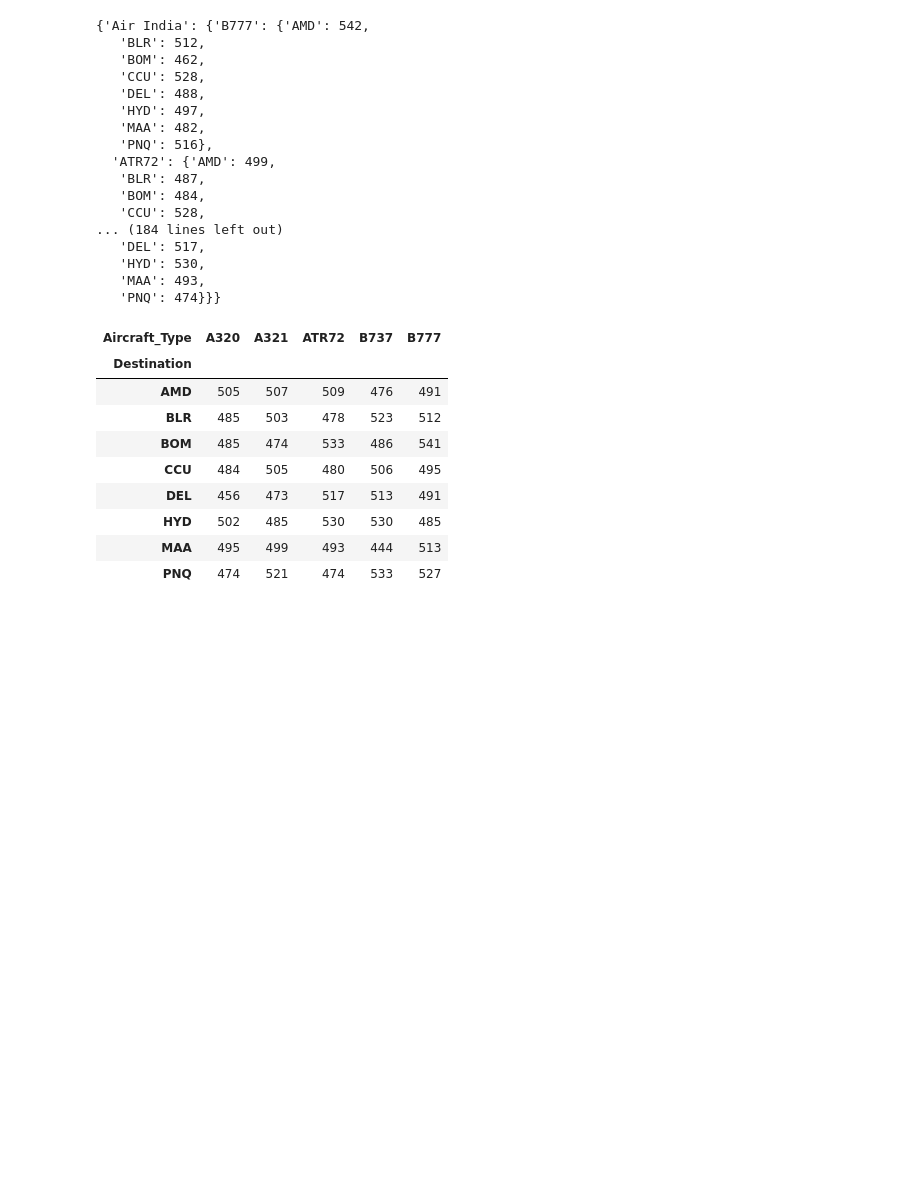
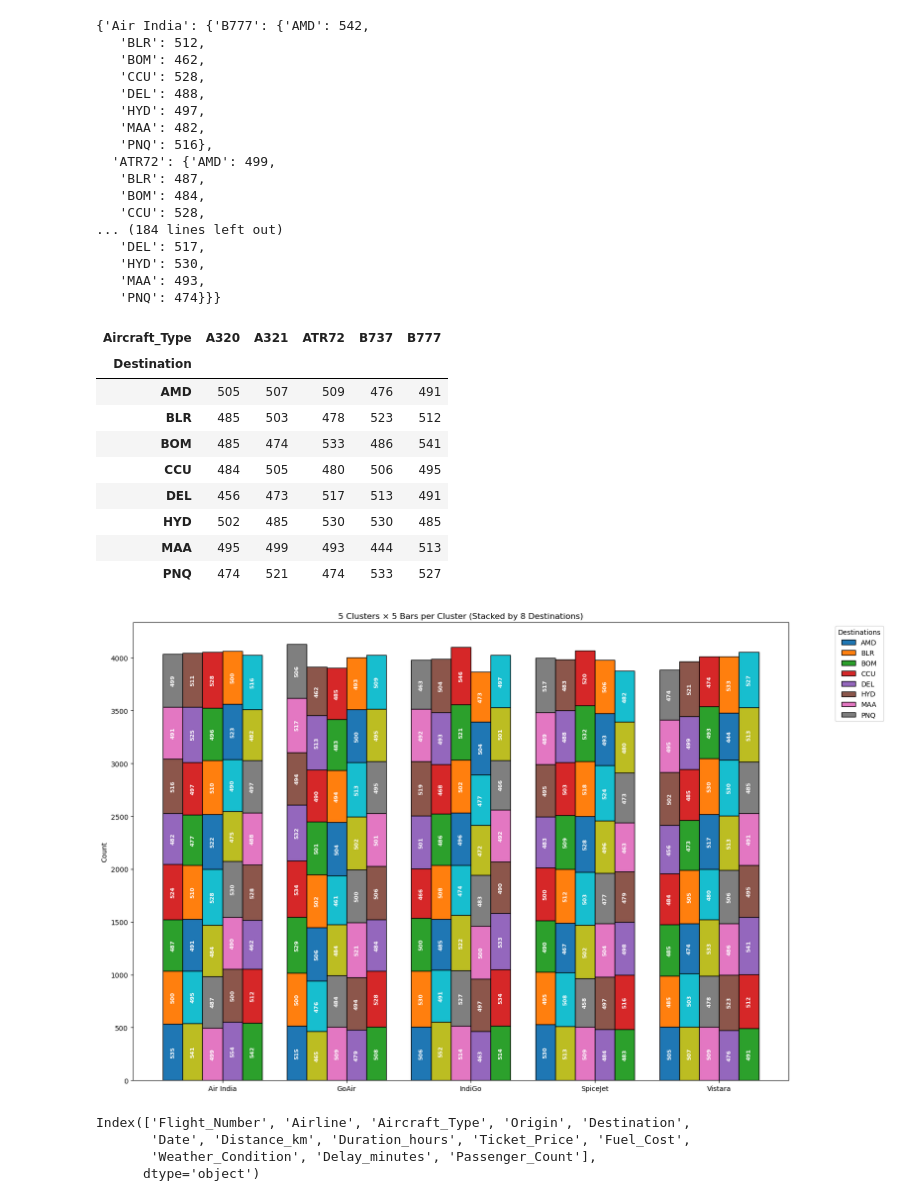
Before and after one commit to Pratham-2512/Analysis_On_Airline_Dataset, a Jupyter notebook: AIR_visual.ipynb, the cells around one changed output. Drawn from its saved outputs; the diff is of its cells as text; code cells hidden in the pictures; blank space fills up the shorter version.

Commit message:
New Graphs

```diff
--- a/AIR_visual.ipynb
+++ b/AIR_visual.ipynb
@@ -1173,3 +1205,70 @@ piv
 | HYD | 502 | 485 | 530 | 530 | 485 |
 | MAA | 495 | 499 | 493 | 444 | 513 |
 | PNQ | 474 | 521 | 474 | 533 | 527 |
+# %%
+  airlines = dfa["Airline"].unique()
+  ac_types = sorted(dfa["Aircraft_Type"].unique())
+  destinations = sorted(dfa["Destination"].unique())
+
+  fig, ax = plt.subplots(figsize=(16,10))
+
+  x_clusters = np.arange(len(airlines))
+  cluster_width = 0.8
+  bar_width = cluster_width / len(ac_types)
+
+  for i, airline in enumerate(airlines):
+      sub = dfa[dfa["Airline"] == airline]
+
+      piv = sub.pivot_table(
+          index="Aircraft_Type",
+          columns="Destination",
+          values="Count",
+          aggfunc="sum",
+          fill_value=0
+      ).reindex(index=ac_types, columns=destinations)
+
+      start = x_clusters[i] - cluster_width/2
+
+      for j, ac in enumerate(ac_types):
+          x = start + j*bar_width
+          bottom = 0
+
+          for k, dest in enumerate(destinations):
+              val = piv.loc[ac, dest]
+
+              ax.bar(
+                  x, val, bar_width,
+                  bottom=bottom,
+                  edgecolor="black",
+                  label=dest if (i == 0 and j == 0) else None
+              )
+
+
+              ax.text(
+                x, bottom + val/2, str(val),
+                ha="center", va="center",
+                fontsize=8, color="white",
+                fontweight="bold", rotation=90
+            )
+              bottom += val
+
+
+  ax.set_xticks(x_clusters)
+  ax.set_xticklabels(airlines)
+
+  ax.set_ylabel("Count")
+  ax.set_title("5 Clusters × 5 Bars per Cluster (Stacked by 8 Destinations)")
+
+  ax.legend(title="Destinations", bbox_to_anchor=(1.15,1))
+
+  plt.tight_layout()
+  plt.show()
+# %% [output]
+[figure, added]
+# %%
+print(df.columns)
+# %% [output]
+Index(['Flight_Number', 'Airline', 'Aircraft_Type', 'Origin', 'Destination',
+       'Date', 'Distance_km', 'Duration_hours', 'Ticket_Price', 'Fuel_Cost',
+       'Weather_Condition', 'Delay_minutes', 'Passenger_Count'],
+      dtype='object')
```
Also changed, not shown: parts of 15 cells of this notebook.
